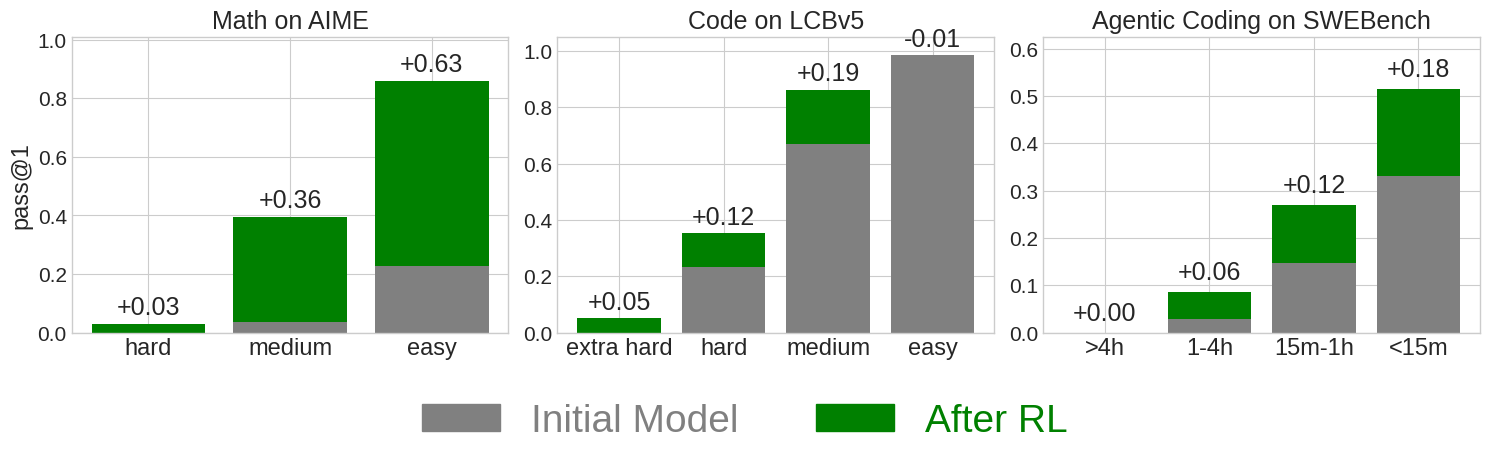
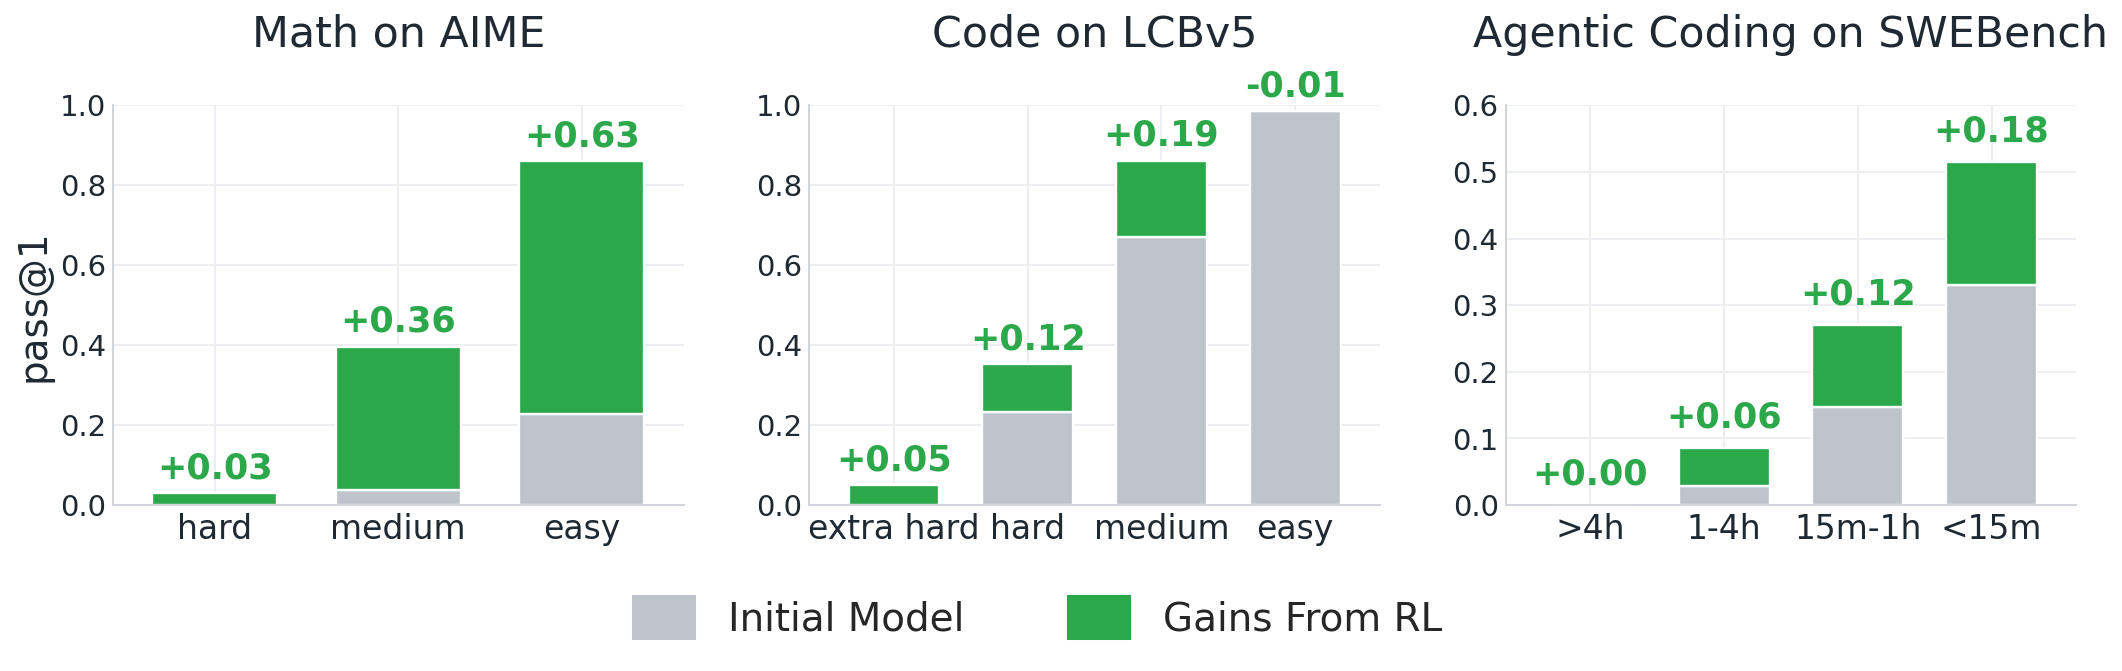
Unified diff of the notebook cell whose output changed from the first chart to the second:
--- before
+++ after
@@ -1,2 +1,6 @@
+INITIAL_COLOR = "#8C8C8C"
+GAIN_COLOR = "#55A868"
+TEXT_COLOR = "#1F2933"
+
 panels = [
     {
@@ -5,6 +9,5 @@
         "initial": math_initial,
         "delta_signed": math_delta,
-        "delta": math_delta,
-        "ymax": None,
+        "ymax": 1.0,
     },
     {
@@ -13,6 +16,5 @@
         "initial": code_initial,
         "delta_signed": code_delta_signed,
-        "delta": code_delta,
-        "ymax": None,
+        "ymax": 1.0,
     },
     {
@@ -21,46 +23,74 @@
         "initial": agentic_initial,
         "delta_signed": agentic_delta_signed,
-        "delta": agentic_delta,
-        "ymax": 0.625,
+        "ymax": 0.6,
     },
 ]
 
-fig, axes = plt.subplots(1, 3, figsize=(15, 4))
+plt.rcParams.update({
+    "font.family": "DejaVu Sans",
+    "axes.labelcolor": TEXT_COLOR,
+    "xtick.color": TEXT_COLOR,
+    "ytick.color": TEXT_COLOR,
+})
 
-before_handle = mpatches.Patch(color="grey", label="Initial Model")
-after_handle = mpatches.Patch(color="green", label="After RL")
+bar_width = 0.68
+
+fig, axes = plt.subplots(1, 3, figsize=(15, 5.1), dpi=140)
+fig.patch.set_facecolor("white")
+
+before_handle = mpatches.Patch(facecolor=INITIAL_COLOR, edgecolor="white",
+                               label="Initial Model")
+after_handle = mpatches.Patch(facecolor=GAIN_COLOR, edgecolor="white",
+                              label="Gains From RL")
 
 for i, (ax, panel) in enumerate(zip(axes, panels)):
     x = np.arange(len(panel["labels"]))
-    ax.bar(x, panel["initial"], color="grey")
-    ax.bar(x, panel["delta"], bottom=panel["initial"], color="green")
+    initial = np.asarray(panel["initial"], dtype=float)
+    delta = np.asarray(panel["delta_signed"], dtype=float)
+    pos_delta = np.clip(delta, 0, None)
 
-    for xi, init_val, delta_val in zip(x, panel["initial"], panel["delta_signed"]):
+    ax.bar(x, initial, width=bar_width, color=INITIAL_COLOR,
+           edgecolor="white", linewidth=1.2, zorder=2)
+    ax.bar(x, pos_delta, width=bar_width, bottom=initial, color=GAIN_COLOR,
+           edgecolor="white", linewidth=1.2, zorder=2)
+
+    for xi, init_val, delta_val in zip(x, initial, delta):
         top = init_val + max(delta_val, 0)
         sign = "+" if delta_val >= 0 else ""
-        ax.text(xi, top + 0.015, f"{sign}{delta_val:.2f}", ha="center", va="bottom", fontsize=18)
+        ax.text(xi, top + 0.02, f"{sign}{delta_val:.2f}",
+                ha="center", va="bottom",
+                fontsize=18, color=GAIN_COLOR, fontweight="bold")
 
     ax.set_xticks(x)
     ax.set_xticklabels(panel["labels"], fontsize=17)
-    ax.tick_params(axis="y", labelsize=15)
+    ax.tick_params(axis="x", length=0, pad=4)
+    ax.tick_params(axis="y", labelsize=15, length=0)
+    ax.set_axisbelow(True)
+    ax.yaxis.grid(True, color="#ECEEF1", linewidth=1.0, zorder=0)
+    ax.xaxis.grid(True, color="#ECEEF1", linewidth=1.0, zorder=0)
+    ax.spines[["top", "right"]].set_visible(False)
+    ax.spines["left"].set_color("#D1D5DB")
+    ax.spines["bottom"].set_color("#D1D5DB")
+    ax.set_title(panel["title"], fontsize=22, pad=30, color=TEXT_COLOR)
+    ax.set_ylim(0, panel["ymax"])
+    ax.margins(x=0.08)
+
     if i == 0:
-        ax.set_ylabel("pass@1", fontsize=17)
-    ax.set_title(panel["title"], fontsize=18)
-    if panel["ymax"] is not None:
-        ax.set_ylim(0, panel["ymax"])
-    else:
-        ax.set_ylim(0, min(1.05, float((panel["initial"] + panel["delta"]).max()) + 0.15))
+        ax.set_ylabel("pass@1", fontsize=20, color=TEXT_COLOR)
 
 fig.legend(
     handles=[before_handle, after_handle],
-    labelcolor=["grey", "green"],
     loc="lower center",
-    bbox_to_anchor=(0.5, -0.2),
+    bbox_to_anchor=(0.5, 0.04),
     ncol=2,
     frameon=False,
-    fontsize=28,
+    fontsize=20,
+    handlelength=1.7,
+    handleheight=1.5,
+    columnspacing=2.6,
 )
 
-plt.tight_layout(rect=(0, 0.05, 1, 1))
-plt.savefig(OUTPUT_DIR / "matthew_main.pdf", bbox_inches="tight")
+fig.subplots_adjust(left=0.06, right=0.995, top=0.84, bottom=0.28, wspace=0.22)
+OUTPUT_DIR.mkdir(parents=True, exist_ok=True)
+fig.savefig(OUTPUT_DIR / "matthew_main.pdf", bbox_inches="tight")
 plt.show()

Commit: notebooks update